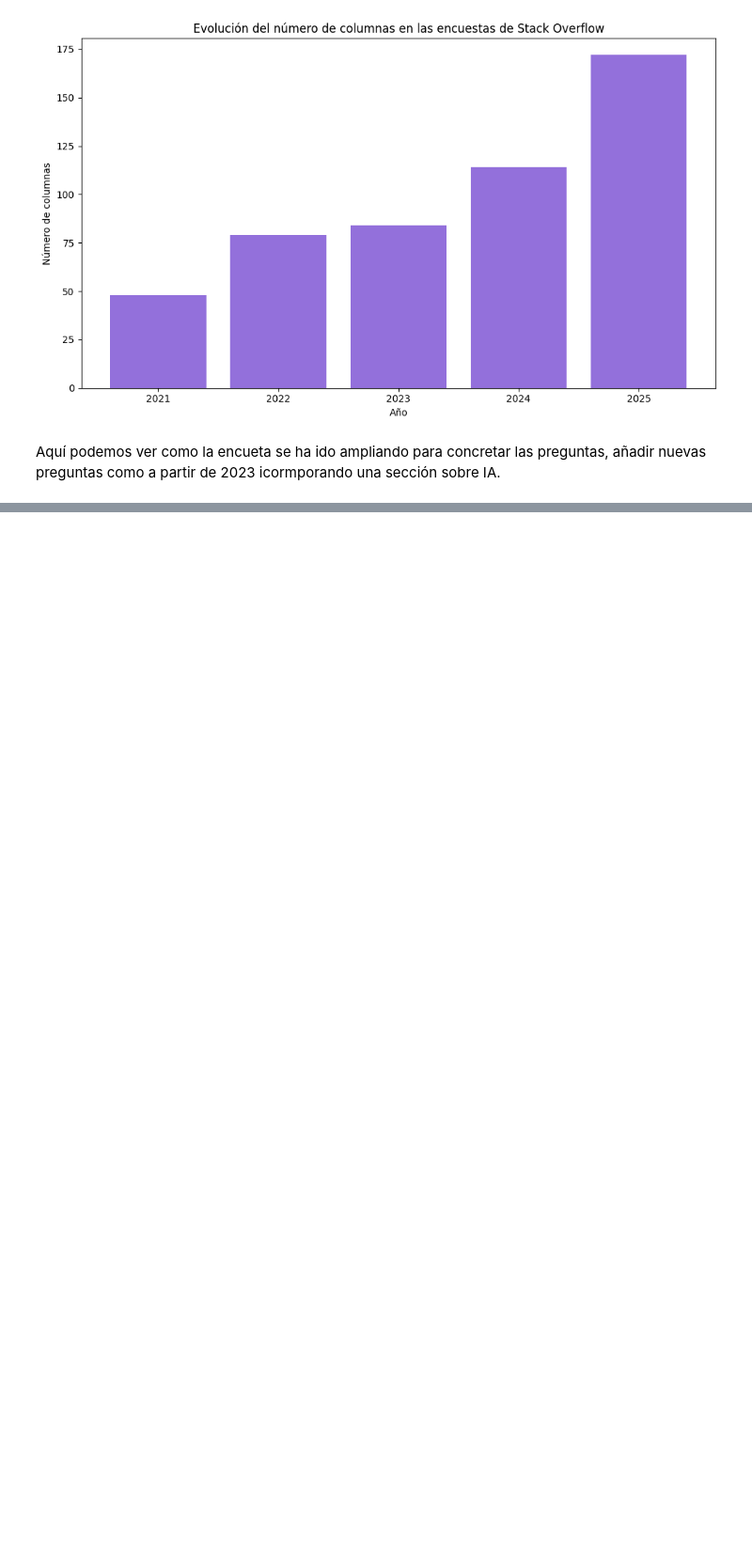
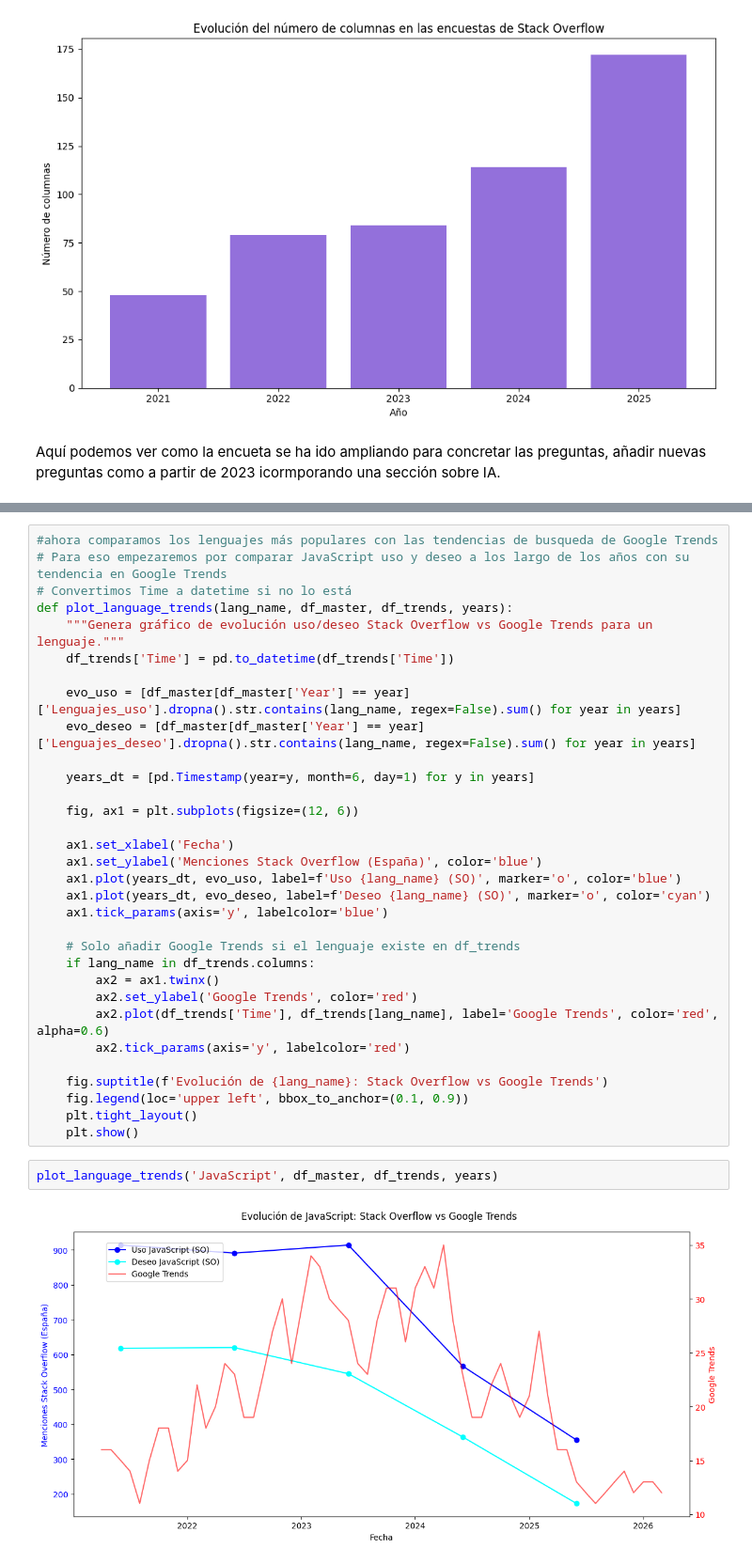
Before and after one commit to jlalonsoredon/EDA-programacion-tendencias, a Jupyter notebook: analisis-Stack-Overflow.ipynb, the cells around one changed output, grey strips where cells are left out. Shown at 94% size. Saved outputs shown, nothing was run; the diff lists cells and outputs as text; blank space fills up the shorter version.

```diff
--- a/analisis-Stack-Overflow.ipynb
+++ b/analisis-Stack-Overflow.ipynb
@@ -498,0 +527,36 @@ Por otro lado, lenguajes como Rust o Go pueden aparecer más alto en la lista de
+# %%
+#ahora comparamos los lenguajes más populares con las tendencias de busqueda de Google Trends
+# Para eso empezaremos por comparar JavaScript uso y deseo a los largo de los años con su tendencia en Google Trends
+# Convertimos Time a datetime si no lo está
+def plot_language_trends(lang_name, df_master, df_trends, years):
+    """Genera gráfico de evolución uso/deseo Stack Overflow vs Google Trends para un lenguaje."""
+    df_trends['Time'] = pd.to_datetime(df_trends['Time'])
+
+    evo_uso = [df_master[df_master['Year'] == year]['Lenguajes_uso'].dropna().str.contains(lang_name, regex=False).sum() for year in years]
+    evo_deseo = [df_master[df_master['Year'] == year]['Lenguajes_deseo'].dropna().str.contains(lang_name, regex=False).sum() for year in years]
+
+    years_dt = [pd.Timestamp(year=y, month=6, day=1) for y in years]
+
+    fig, ax1 = plt.subplots(figsize=(12, 6))
+
+    ax1.set_xlabel('Fecha')
+    ax1.set_ylabel('Menciones Stack Overflow (España)', color='blue')
+    ax1.plot(years_dt, evo_uso, label=f'Uso {lang_name} (SO)', marker='o', color='blue')
+    ax1.plot(years_dt, evo_deseo, label=f'Deseo {lang_name} (SO)', marker='o', color='cyan')
+    ax1.tick_params(axis='y', labelcolor='blue')
+
+    # Solo añadir Google Trends si el lenguaje existe en df_trends
+    if lang_name in df_trends.columns:
+        ax2 = ax1.twinx()
+        ax2.set_ylabel('Google Trends', color='red')
+        ax2.plot(df_trends['Time'], df_trends[lang_name], label='Google Trends', color='red', alpha=0.6)
+        ax2.tick_params(axis='y', labelcolor='red')
+
+    fig.suptitle(f'Evolución de {lang_name}: Stack Overflow vs Google Trends')
+    fig.legend(loc='upper left', bbox_to_anchor=(0.1, 0.9))
+    plt.tight_layout()
+    plt.show()
+# %%
+plot_language_trends('JavaScript', df_master, df_trends, years)
+# %% [output]
+[figure, added]
```
Also changed, not shown: parts of 11 cells of this notebook.
